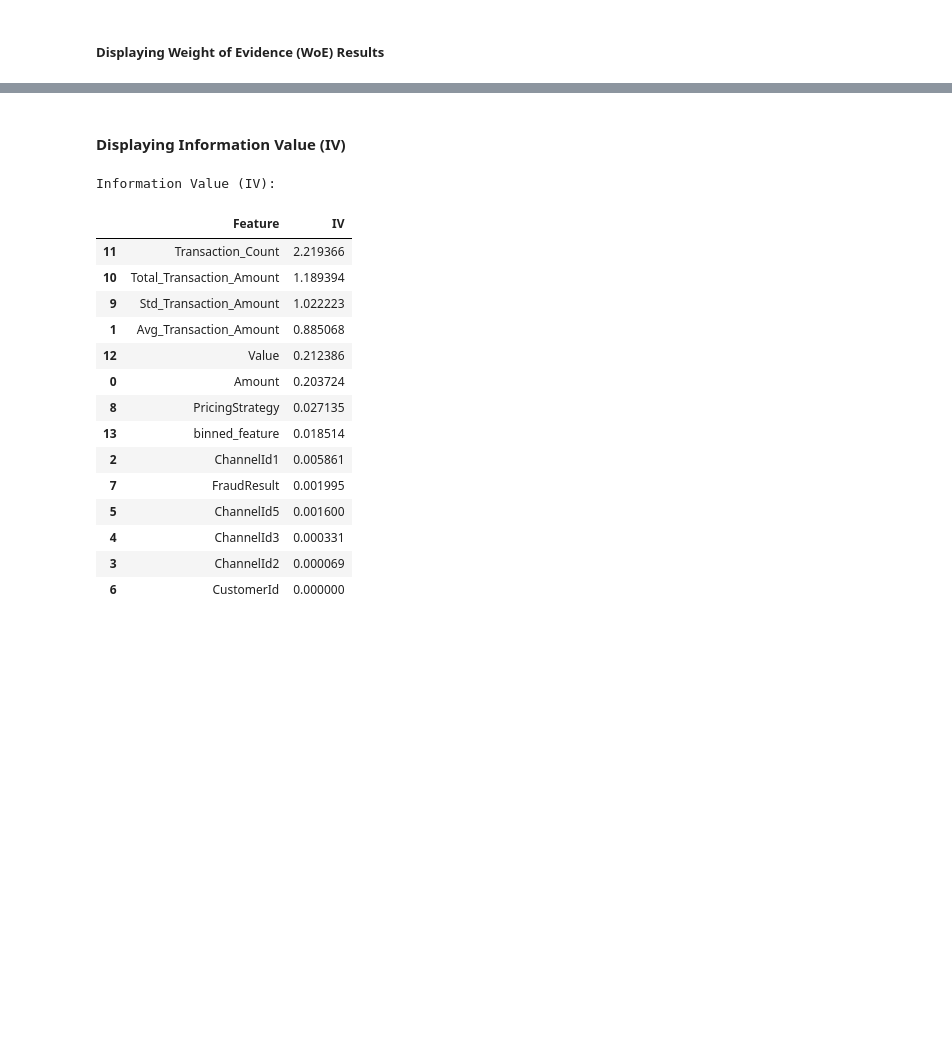
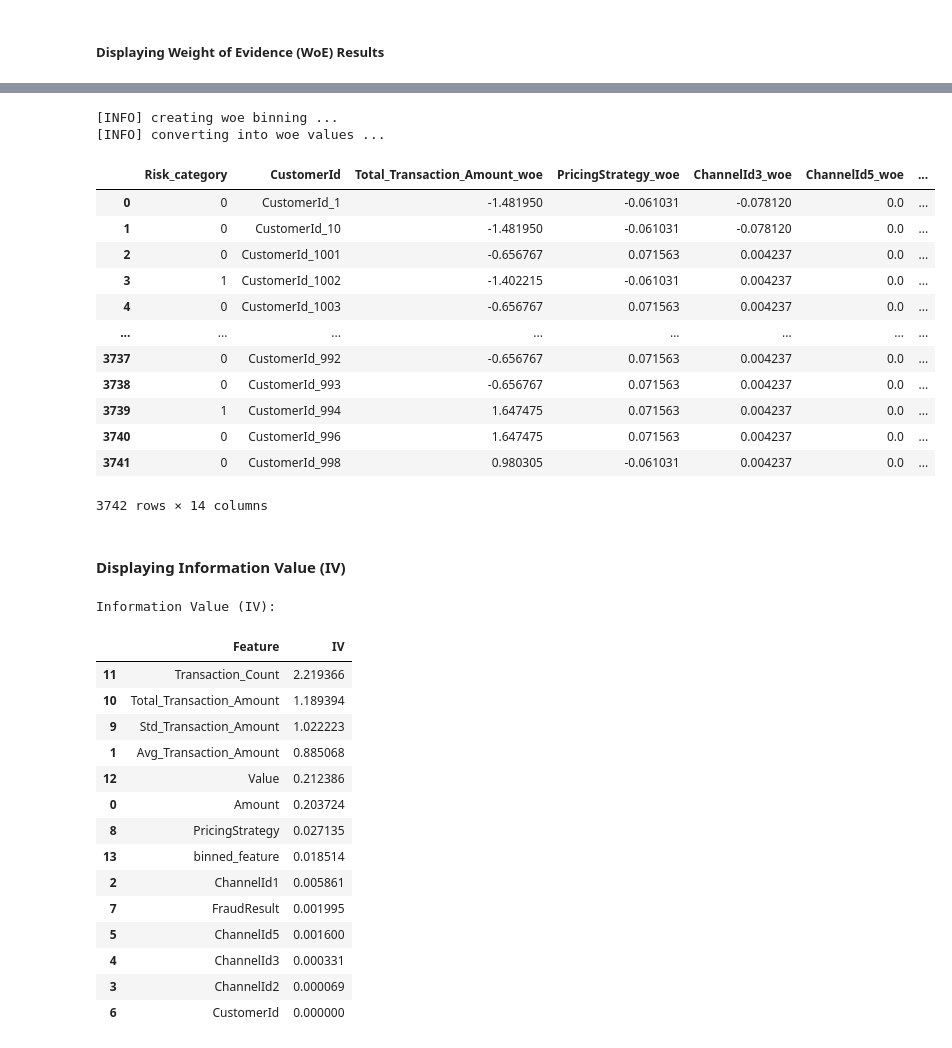
Before and after one commit to getahunTiruneh/Bati-Bank-Credit-Scoring-Model, a Jupyter notebook: notebooks/WoE_estimator.ipynb, the cells around one changed output, grey strips where cells are left out. Cells and saved outputs as stored; diff of their text form; code cells hidden in the pictures; blank space fills up the shorter version.

```diff
--- a/notebooks/WoE_estimator.ipynb
+++ b/notebooks/WoE_estimator.ipynb
@@ -200,3 +231,23 @@ woe_results
+# %%
+# Apply WoE transformation
+woeval_df = evaluater.woeval(final_merged_df)
+woeval_df
+# %% [output]
+[INFO] creating woe binning ...
+[INFO] converting into woe values ...
+|  | Risk_category | CustomerId | Total_Transaction_Amount_woe | PricingStrategy_woe | ChannelId3_woe | ChannelId5_woe | ... |
+| 0 | 0 | CustomerId_1 | -1.481950 | -0.061031 | -0.078120 | 0.0 | ... |
+| 1 | 0 | CustomerId_10 | -1.481950 | -0.061031 | -0.078120 | 0.0 | ... |
+| 2 | 0 | CustomerId_1001 | -0.656767 | 0.071563 | 0.004237 | 0.0 | ... |
+| 3 | 1 | CustomerId_1002 | -1.402215 | -0.061031 | 0.004237 | 0.0 | ... |
+| 4 | 0 | CustomerId_1003 | -0.656767 | 0.071563 | 0.004237 | 0.0 | ... |
+| ... | ... | ... | ... | ... | ... | ... | ... |
+| 3737 | 0 | CustomerId_992 | -0.656767 | 0.071563 | 0.004237 | 0.0 | ... |
+| 3738 | 0 | CustomerId_993 | -0.656767 | 0.071563 | 0.004237 | 0.0 | ... |
+| 3739 | 1 | CustomerId_994 | 1.647475 | 0.071563 | 0.004237 | 0.0 | ... |
+| 3740 | 0 | CustomerId_996 | 1.647475 | 0.071563 | 0.004237 | 0.0 | ... |
+| 3741 | 0 | CustomerId_998 | 0.980305 | -0.061031 | 0.004237 | 0.0 | ... |
+3742 rows × 14 columns
 # %% [markdown]
 #### Displaying Information Value (IV)
 # %%
```
Also changed, not shown: parts of 18 cells of this notebook.
